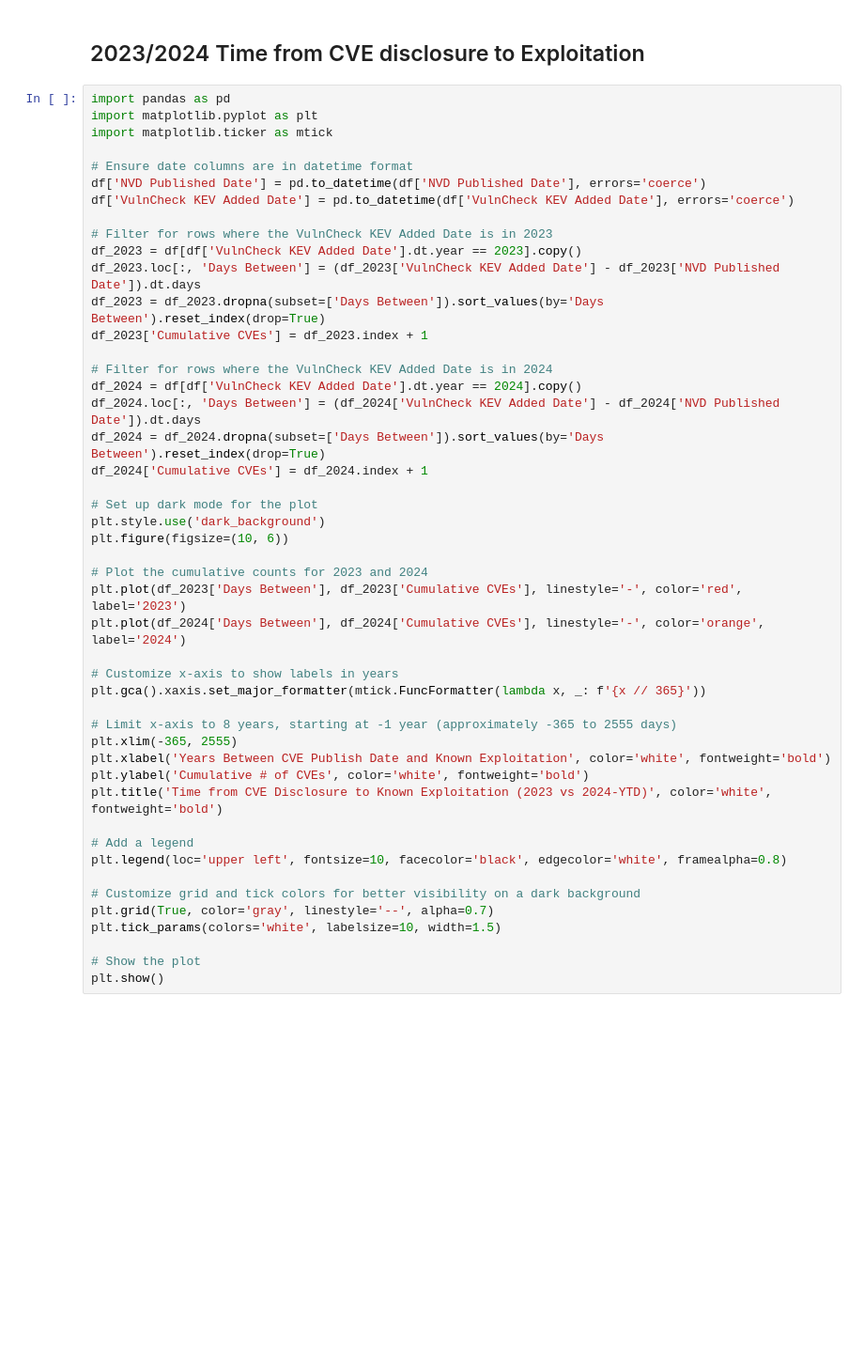
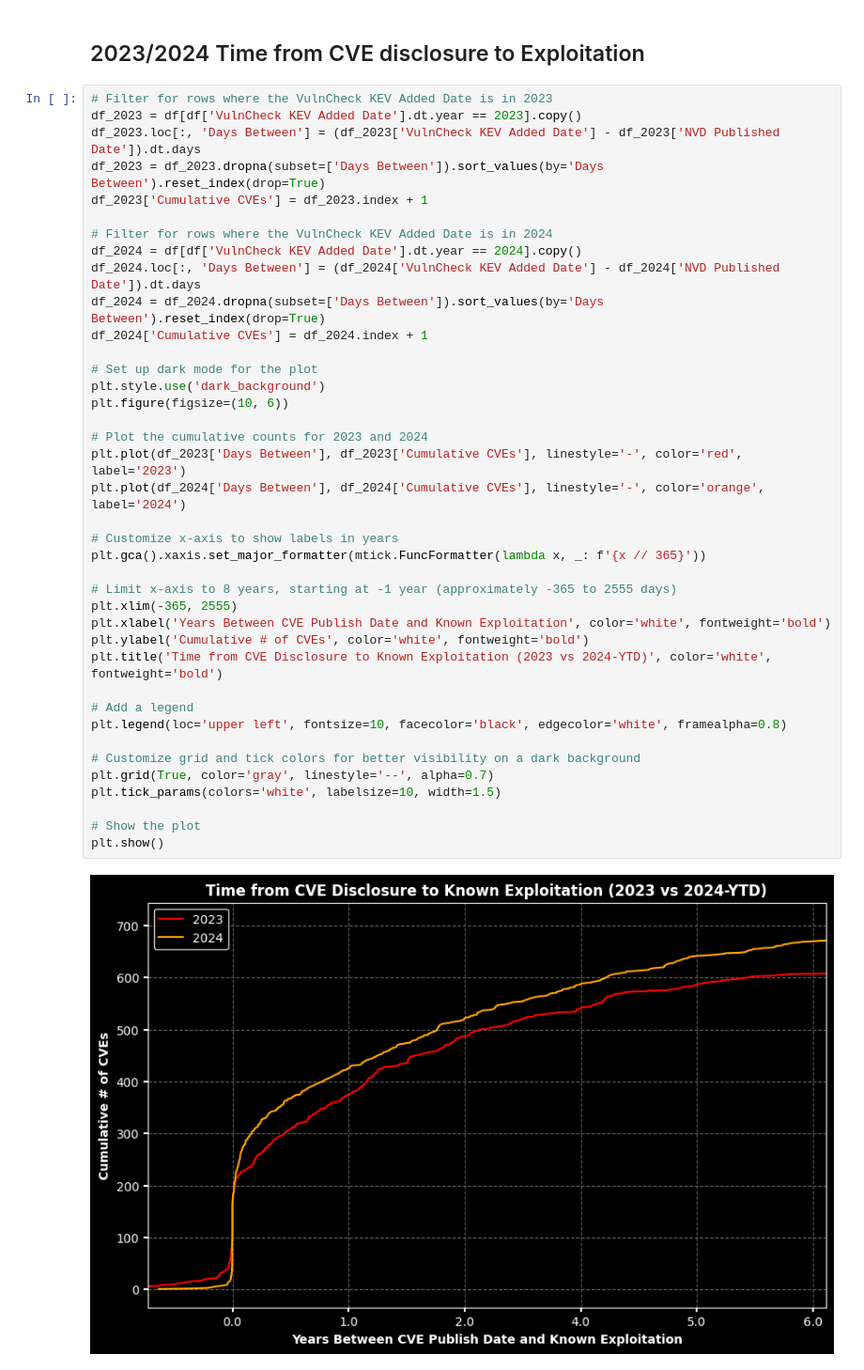
Before and after one commit to vulncheck-oss/jupyter-notebooks, a Jupyter notebook: exploitation-timeline/exploitation-timeline.ipynb, the cells around one changed output. Shown: that part at 94% size. Cells and saved outputs as stored; diff of their text form; blank space fills up the shorter version.

```diff
--- a/exploitation-timeline/exploitation-timeline.ipynb
+++ b/exploitation-timeline/exploitation-timeline.ipynb
@@ -218,14 +210,6 @@ plt.show()
 # %% [markdown]
 ## 2023/2024 Time from CVE disclosure to Exploitation
 # %%
-import pandas as pd
-import matplotlib.pyplot as plt
-import matplotlib.ticker as mtick
-
-# Ensure date columns are in datetime format
-df['NVD Published Date'] = pd.to_datetime(df['NVD Published Date'], errors='coerce')
-df['VulnCheck KEV Added Date'] = pd.to_datetime(df['VulnCheck KEV Added Date'], errors='coerce')
-
 # Filter for rows where the VulnCheck KEV Added Date is in 2023
 df_2023 = df[df['VulnCheck KEV Added Date'].dt.year == 2023].copy()
 df_2023.loc[:, 'Days Between'] = (df_2023['VulnCheck KEV Added Date'] - df_2023['NVD Published Date']).dt.days
@@ -237,30 +221,32 @@ df_2024 = df[df['VulnCheck KEV Added Date'].dt.year == 2024].copy()
 df_2024.loc[:, 'Days Between'] = (df_2024['VulnCheck KEV Added Date'] - df_2024['NVD Published Date']).dt.days
 df_2024 = df_2024.dropna(subset=['Days Between']).sort_values(by='Days Between').reset_index(drop=True)
 df_2024['Cumulative CVEs'] = df_2024.index + 1
 
 # Set up dark mode for the plot
 plt.style.use('dark_background')
 plt.figure(figsize=(10, 6))
 
 # Plot the cumulative counts for 2023 and 2024
 plt.plot(df_2023['Days Between'], df_2023['Cumulative CVEs'], linestyle='-', color='red', label='2023')
 plt.plot(df_2024['Days Between'], df_2024['Cumulative CVEs'], linestyle='-', color='orange', label='2024')
 
 # Customize x-axis to show labels in years
 plt.gca().xaxis.set_major_formatter(mtick.FuncFormatter(lambda x, _: f'{x // 365}'))
 
 # Limit x-axis to 8 years, starting at -1 year (approximately -365 to 2555 days)
 plt.xlim(-365, 2555)
 plt.xlabel('Years Between CVE Publish Date and Known Exploitation', color='white', fontweight='bold')
 plt.ylabel('Cumulative # of CVEs', color='white', fontweight='bold')
 plt.title('Time from CVE Disclosure to Known Exploitation (2023 vs 2024-YTD)', color='white', fontweight='bold')
 
 # Add a legend
 plt.legend(loc='upper left', fontsize=10, facecolor='black', edgecolor='white', framealpha=0.8)
 
 # Customize grid and tick colors for better visibility on a dark background
 plt.grid(True, color='gray', linestyle='--', alpha=0.7)
 plt.tick_params(colors='white', labelsize=10, width=1.5)
 
 # Show the plot
 plt.show()
+# %% [output]
+[figure, added]
```
Also changed, not shown: parts of 4 cells of this notebook.
